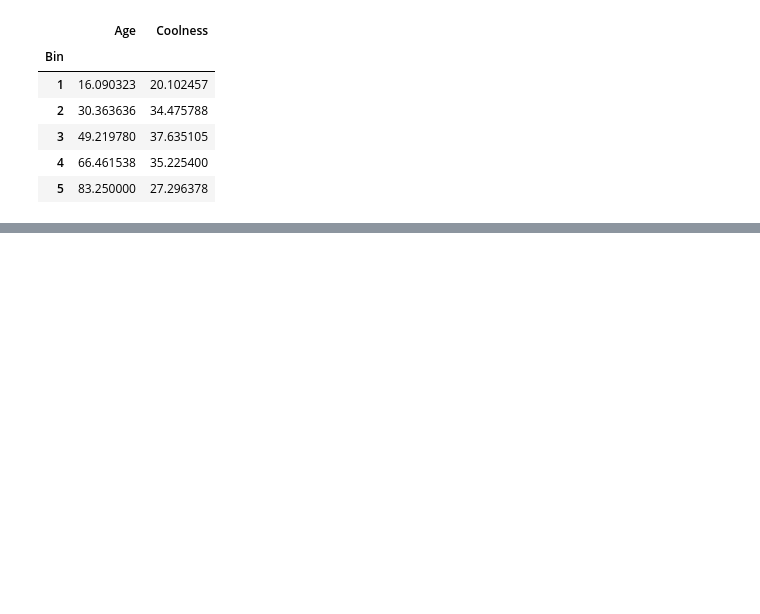
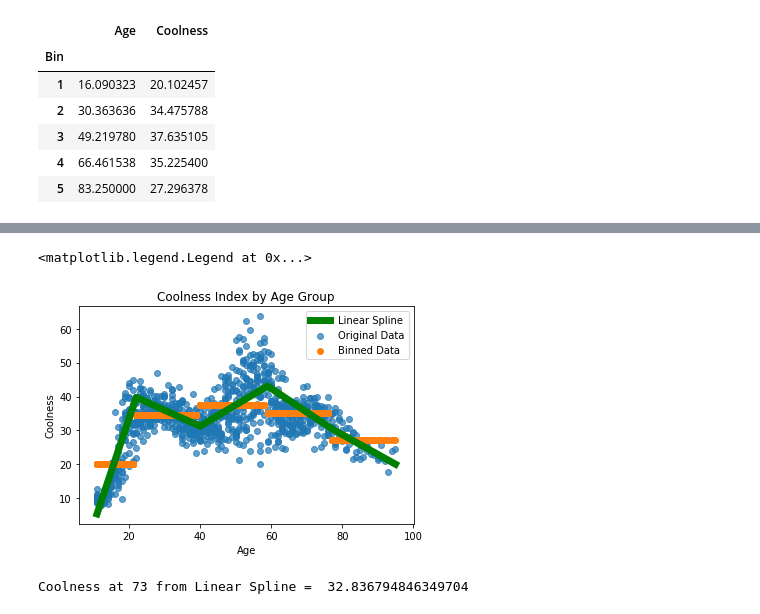
Before and after one commit to JoshLaven/persp-model-econ_w20, a Jupyter notebook: ProblemSets/PS7/LavenPS7.ipynb, the cells around one changed output, grey strips where cells are left out. Saved outputs shown, nothing was run; the diff lists cells and outputs as text; code cells hidden in the pictures; blank space fills up the shorter version.

```diff
--- a/ProblemSets/PS7/LavenPS7.ipynb
+++ b/ProblemSets/PS7/LavenPS7.ipynb
@@ -336,0 +344,28 @@ print(cool_df.loc[cool_df['Bin'] == str(int(np.digitize(73,bins))),'Step'][1])
+# %%
+from scipy.interpolate import LSQUnivariateSpline, UnivariateSpline
+import scipy.interpolate as si
+
+cool_func = si.interp1d(cool_df['Age'], cool_df['Coolness'])
+age_pts = np.linspace(cool_df['Age'].min(), cool_df['Age'].max(), 1000)
+cool_pts = cool_func(age_pts)
+
+t = [22,40,59,77]
+spl = LSQUnivariateSpline(age_pts, cool_pts, t,k=1)
+# %%
+plt.scatter('Age','Coolness',data=cool_df, alpha=0.7, label='Original Data')
+plt.scatter('Age','Step',data=cool_df, label='Binned Data')
+plt.plot(age_pts, spl(age_pts), 'g', lw=7, label = "Linear Spline")
+
+plt.title('Coolness Index by Age Group')
+plt.xlabel('Age')
+plt.ylabel('Coolness')
+plt.legend()
+# %% [output]
+<matplotlib.legend.Legend at 0x...>
+[figure, added]
+# %%
+#Coolness at 73
+cool73_lin = np.interp(73, age_pts, spl(age_pts))
+print('Coolness at 73 from Linear Spline = ',cool73)
+# %% [output]
+Coolness at 73 from Linear Spline =  32.836794846349704
```
Also changed, not shown: parts of 9 cells of this notebook.
